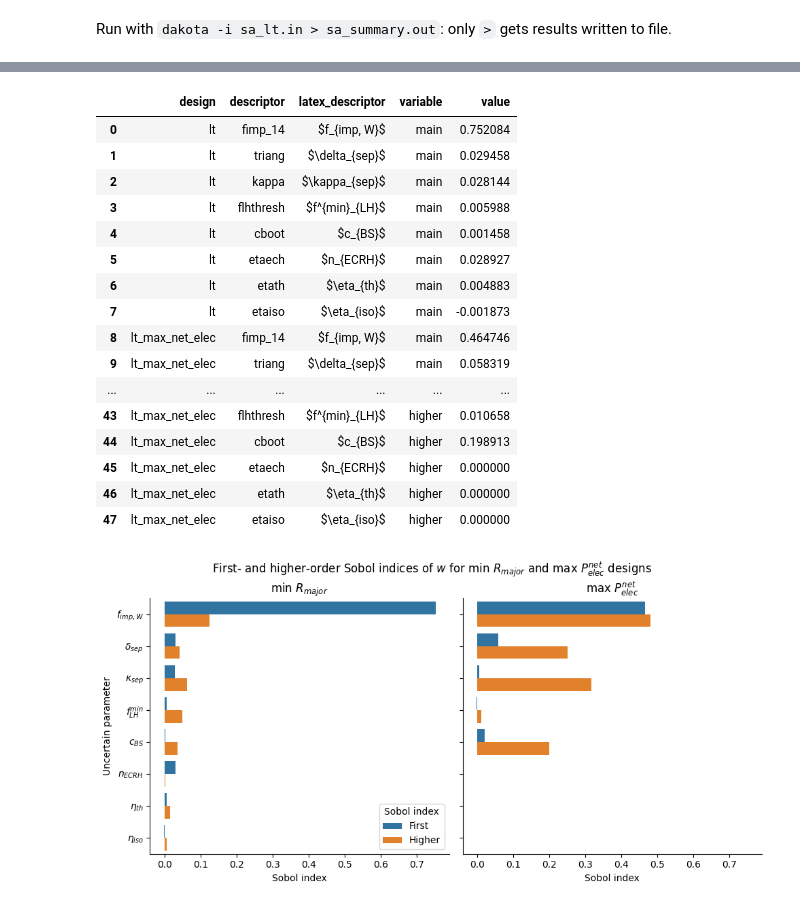
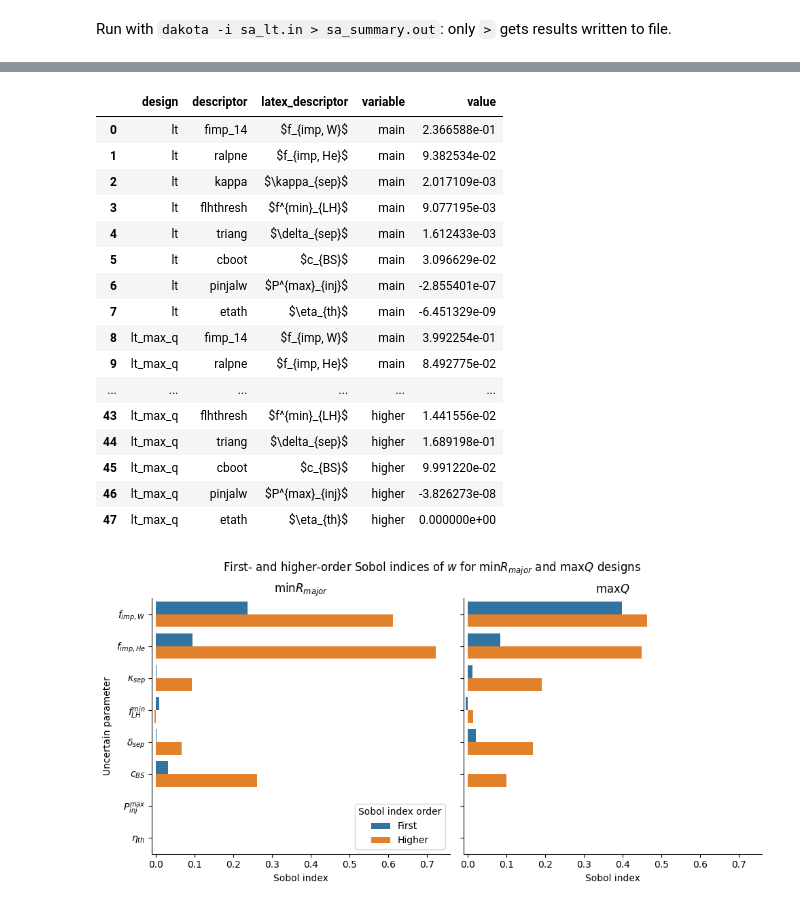
Before and after one commit to jonmaddock/dakota-process, a Jupyter notebook: sa/analyse_sa.ipynb, the cells around one changed output, grey strips where cells are left out. Saved outputs shown, nothing was run; the diff lists cells and outputs as text; code cells hidden in the pictures.

Commit message:
Update SA plots with triang as unc param

```diff
--- a/sa/analyse_sa.ipynb
+++ b/sa/analyse_sa.ipynb
@@ -11,7 +12,7 @@ Run with `dakota -i sa_lt.in > sa_summary.out`: only `>` gets results written to
 # %%
 # Must be am easier way to get Dakota results out? Apparently not
 # Read in .out file (contains summary results)
-output_files = ["sa_lt_summary.out", "sa_lt_max_net_elec_summary.out"]
+output_files = ["sa_lt_summary.out", "sa_lt_max_q_summary.out"]
 
 # Match line in output
 # w results section
@@ -32,7 +33,7 @@ param_latex = {
     "fdene": r"$f^{max}_{GW}$",
     "hfact": r"$H_{98, y2}$",
     "coreradius": r"$\rho_{core}$",
-    "fimp_2": r"$f_{imp, He}$",
+    "ralpne": r"$f_{imp, He}$",
     "fimp_14": r"$f_{imp, W}$",
     "psepbqarmax": r"$\frac{P_{sep}B_T}{qAR_0}^{max}$",
     "flhthresh": r"$f^{min}_{LH}$",
@@ -138,49 +139,54 @@ sob_melt_mh_df = sobols_melted_df[sobols_melted_df["variable"].isin(["main", "hi
 sob_melt_mh_df
 # %% [output]
 |  | design | descriptor | latex_descriptor | variable | value |
-| 0 | lt | fimp_14 | $f_{imp, W}$ | main | 0.752084 |
-| 1 | lt | triang | $\delta_{sep}$ | main | 0.029458 |
-| 2 | lt | kappa | $\kappa_{sep}$ | main | 0.028144 |
-| 3 | lt | flhthresh | $f^{min}_{LH}$ | main | 0.005988 |
-| 4 | lt | cboot | $c_{BS}$ | main | 0.001458 |
-| 5 | lt | etaech | $n_{ECRH}$ | main | 0.028927 |
-| 6 | lt | etath | $\eta_{th}$ | main | 0.004883 |
-| 7 | lt | etaiso | $\eta_{iso}$ | main | -0.001873 |
-| 8 | lt_max_net_elec | fimp_14 | $f_{imp, W}$ | main | 0.464746 |
-| 9 | lt_max_net_elec | triang | $\delta_{sep}$ | main | 0.058319 |
+| 0 | lt | fimp_14 | $f_{imp, W}$ | main | 2.366588e-01 |
+| 1 | lt | ralpne | $f_{imp, He}$ | main | 9.382534e-02 |
+| 2 | lt | kappa | $\kappa_{sep}$ | main | 2.017109e-03 |
+| 3 | lt | flhthresh | $f^{min}_{LH}$ | main | 9.077195e-03 |
+| 4 | lt | triang | $\delta_{sep}$ | main | 1.612433e-03 |
+| 5 | lt | cboot | $c_{BS}$ | main | 3.096629e-02 |
+| 6 | lt | pinjalw | $P^{max}_{inj}$ | main | -2.855401e-07 |
+| 7 | lt | etath | $\eta_{th}$ | main | -6.451329e-09 |
+| 8 | lt_max_q | fimp_14 | $f_{imp, W}$ | main | 3.992254e-01 |
+| 9 | lt_max_q | ralpne | $f_{imp, He}$ | main | 8.492775e-02 |
 | ... | ... | ... | ... | ... | ... |
-| 43 | lt_max_net_elec | flhthresh | $f^{min}_{LH}$ | higher | 0.010658 |
-| 44 | lt_max_net_elec | cboot | $c_{BS}$ | higher | 0.198913 |
-| 45 | lt_max_net_elec | etaech | $n_{ECRH}$ | higher | 0.000000 |
-| 46 | lt_max_net_elec | etath | $\eta_{th}$ | higher | 0.000000 |
-| 47 | lt_max_net_elec | etaiso | $\eta_{iso}$ | higher | 0.000000 |
+| 43 | lt_max_q | flhthresh | $f^{min}_{LH}$ | higher | 1.441556e-02 |
+| 44 | lt_max_q | triang | $\delta_{sep}$ | higher | 1.689198e-01 |
+| 45 | lt_max_q | cboot | $c_{BS}$ | higher | 9.991220e-02 |
+| 46 | lt_max_q | pinjalw | $P^{max}_{inj}$ | higher | -3.826273e-08 |
+| 47 | lt_max_q | etath | $\eta_{th}$ | higher | 0.000000e+00 |
 # %%
 # Plot everything: both designs, first and higher Sobols, all unc params
 fg = sns.catplot(
     data=sob_melt_mh_df,
     x="value",
     y="latex_descriptor",
     # y="descriptor",
     hue="variable",
     kind="bar",
     col="design",
     orient="h",
     legend_out=False,
 )
 # Move plots down slights to make room for suptitle
 fg.figure.subplots_adjust(top=0.87)
 fg.figure.suptitle(
-    "First- and higher-order Sobol indices of $w$ for min $R_{major}$ and max $P_{elec}^{net}$ designs"
+    "First- and higher-order Sobol indices of $w$ for $\min R_{major}$ and $\max Q$ designs"
 )
 fg.set_axis_labels("Sobol index", "Uncertain parameter")
-design_map = {"lt": "min $R_{major}$", "lt_max_net_elec": "max $P_{elec}^{net}$"}
+design_map = {"lt": "$\min R_{major}$", "lt_max_q": "$\max Q$"}
 fg.set_titles("{col_name}")
 for ax in fg.axes.flatten():
     ax.set_title(design_map[ax.get_title()])
+    ax.set_xlim(-0.01)
+
 
 legend_map = {"main": "First", "higher": "Higher"}
-fg.legend.set_title("Sobol index")
+fg.add_legend(loc="lower right")
+fg.legend.set_title("Sobol index order")
 for legend_text in fg.legend.get_texts():
     legend_text.set_text(legend_map[legend_text.get_text()])
+
+plt.savefig("sobols.pdf", bbox_inches="tight")
 # %% [output]
-[figure, old version]
+[figure, new version]
```
Also changed, not shown: parts of 3 cells of this notebook.
